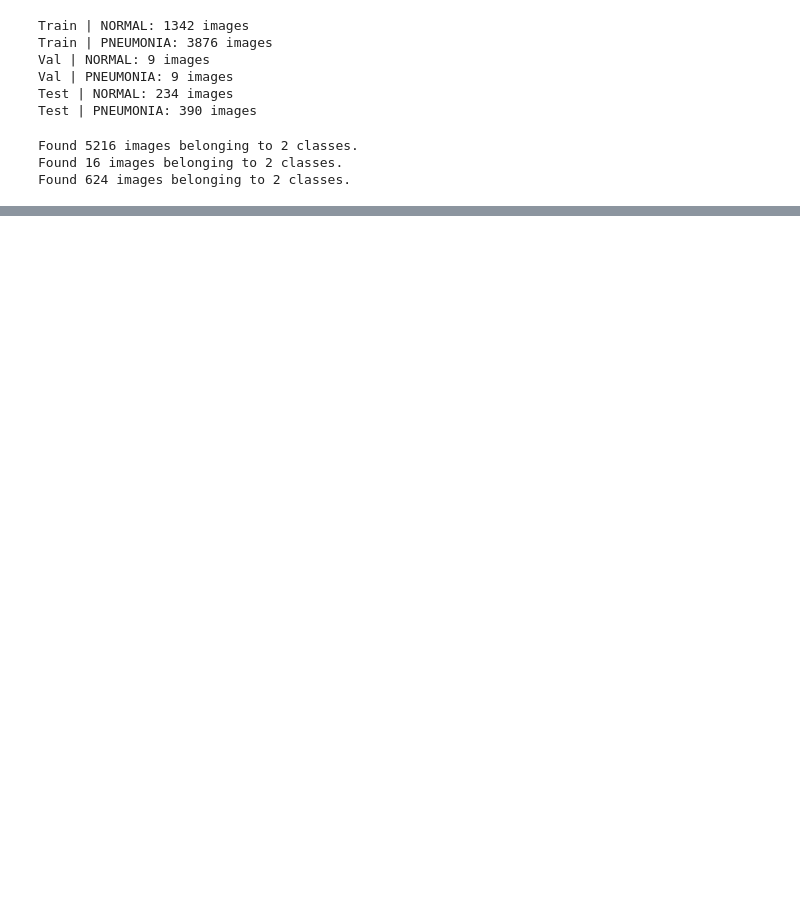
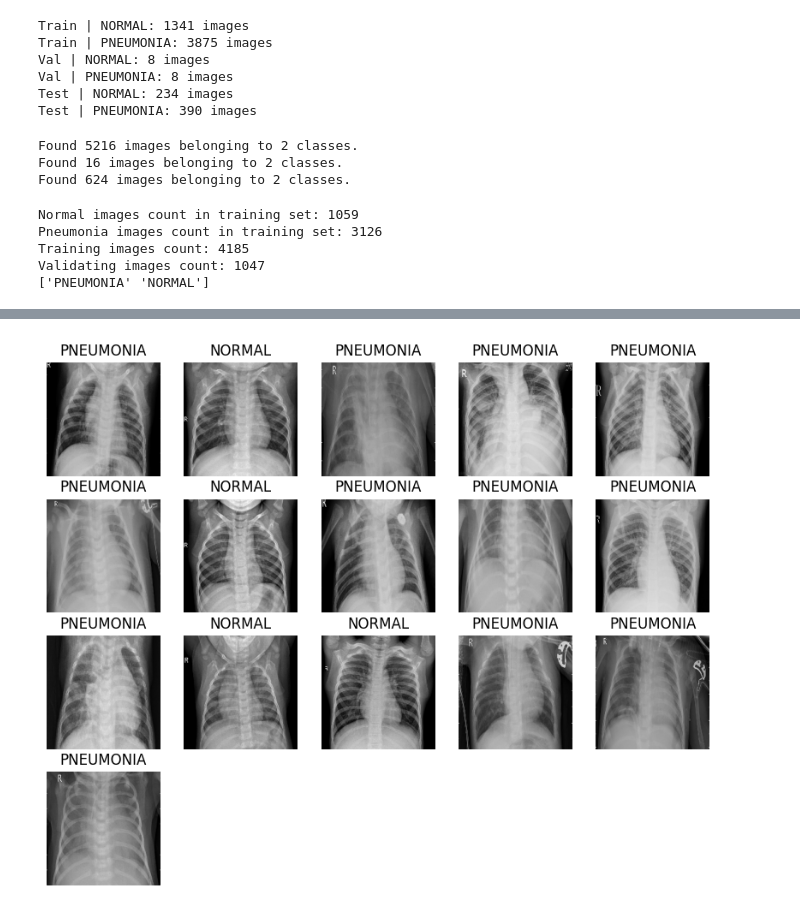
Before and after one commit to mgenz05/cnn-pneumonia-detection-2026, a Jupyter notebook: pneumonia_project.ipynb, the cells around one changed output, grey strips where cells are left out. Saved outputs shown, nothing was run; the diff lists cells and outputs as text; code cells hidden in the pictures; blank space fills up the shorter version.

```diff
--- a/pneumonia_project.ipynb
+++ b/pneumonia_project.ipynb
@@ -14,5 +14,5 @@ print(tf.__version__)
 # %%
-BASE_DIR = "archive/chest_xray/chest_xray"
+BASE_DIR = "data/chest_xray"
 
 TRAIN_DIR = os.path.join(BASE_DIR, "train")
 VAL_DIR   = os.path.join(BASE_DIR, "val")
@@ -23,10 +23,10 @@ for split, path in [("Train", TRAIN_DIR), ("Val", VAL_DIR), ("Test", TEST_DIR)]:
         count = len(os.listdir(os.path.join(path, label)))
         print(f"{split} | {label}: {count} images")
 # %% [output]
-Train | NORMAL: 1342 images
-Train | PNEUMONIA: 3876 images
-Val | NORMAL: 9 images
-Val | PNEUMONIA: 9 images
+Train | NORMAL: 1341 images
+Train | PNEUMONIA: 3875 images
+Val | NORMAL: 8 images
+Val | PNEUMONIA: 8 images
 Test | NORMAL: 234 images
 Test | PNEUMONIA: 390 images
 # %%
@@ -61,3 +61,31 @@ test_data = test_datagen.flow_from_directory(
 Found 5216 images belonging to 2 classes.
 Found 16 images belonging to 2 classes.
 Found 624 images belonging to 2 classes.
+# %%
+train_filenames = tf.io.gfile.glob(os.path.join(TRAIN_DIR, "*", "*"))
+val_filenames = tf.io.gfile.glob(os.path.join(VAL_DIR, "*", "*"))
+
+filenames = train_filenames + val_filenames
+train_filenames, val_filenames = train_test_split(filenames, test_size = 0.2, random_state = 42)
+
+COUNT_NORMAL = len([f for f in train_filenames if "NORMAL" in f])
+COUNT_PNEUMONIA = len([f for f in train_filenames if "PNEUMONIA" in f])
+print("Normal images count in training set:", COUNT_NORMAL)
+print("Pneumonia images count in training set:", COUNT_PNEUMONIA)
+
+train_list_ds = tf.data.Dataset.from_tensor_slices(train_filenames)
+val_list_ds = tf.data.Dataset.from_tensor_slices(val_filenames)
+
+TRAIN_IMG_COUNT = tf.data.experimental.cardinality(train_list_ds).numpy()
+VAL_IMG_COUNT = tf.data.experimental.cardinality(val_list_ds).numpy()
+print("Training images count:", TRAIN_IMG_COUNT)
+print("Validating images count:", VAL_IMG_COUNT)
+
+CLASS_NAMES = np.array([os.path.basename(p) for p in tf.io.gfile.glob(os.path.join(TRAIN_DIR, "*"))])
+print(CLASS_NAMES)
+# %% [output]
+Normal images count in training set: 1059
+Pneumonia images count in training set: 3126
+Training images count: 4185
+Validating images count: 1047
+['PNEUMONIA' 'NORMAL']
@@ -63,0 +115,28 @@ Found 624 images belonging to 2 classes.
+# %%
+def prepare_for_training(ds, cache=True, shuffle_buffer_size=1000):
+    if cache:
+        ds = ds.cache() if cache is True else ds.cache(cache)
+    ds = ds.shuffle(buffer_size=shuffle_buffer_size)
+    ds = ds.repeat()
+    ds = ds.batch(BATCH_SIZE)
+    ds = ds.prefetch(buffer_size=AUTOTUNE)
+    return ds
+
+train_ds = prepare_for_training(train_ds)
+val_ds   = prepare_for_training(val_ds)
+
+image_batch, label_batch = next(iter(train_ds))
+image_batch = image_batch.numpy()
+label_batch = label_batch.numpy()
+
+def show_batch(image_batch, label_batch):
+    plt.figure(figsize = (10,10))
+    n_show = min(25, image_batch.shape[0])
+    for n in range(n_show):
+        ax = plt.subplot(5,5,n+1)
+        plt.imshow(image_batch[n])
+        plt.title("PNEUMONIA" if label_batch[n] > 0.5 else "NORMAL")
+        plt.axis("off")
+
+show_batch(image_batch, label_batch)
+# %% [output]
@@ -63,0 +144 @@ Found 624 images belonging to 2 classes.
+[figure, added]
```
Also changed, not shown: parts of 7 cells of this notebook, 1 other file.
